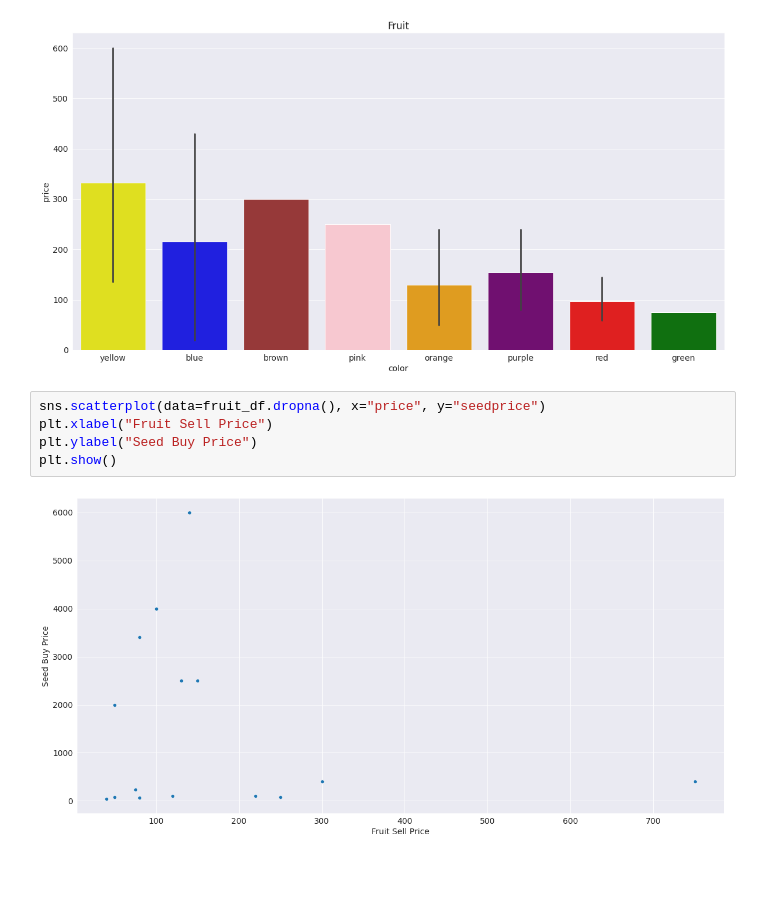
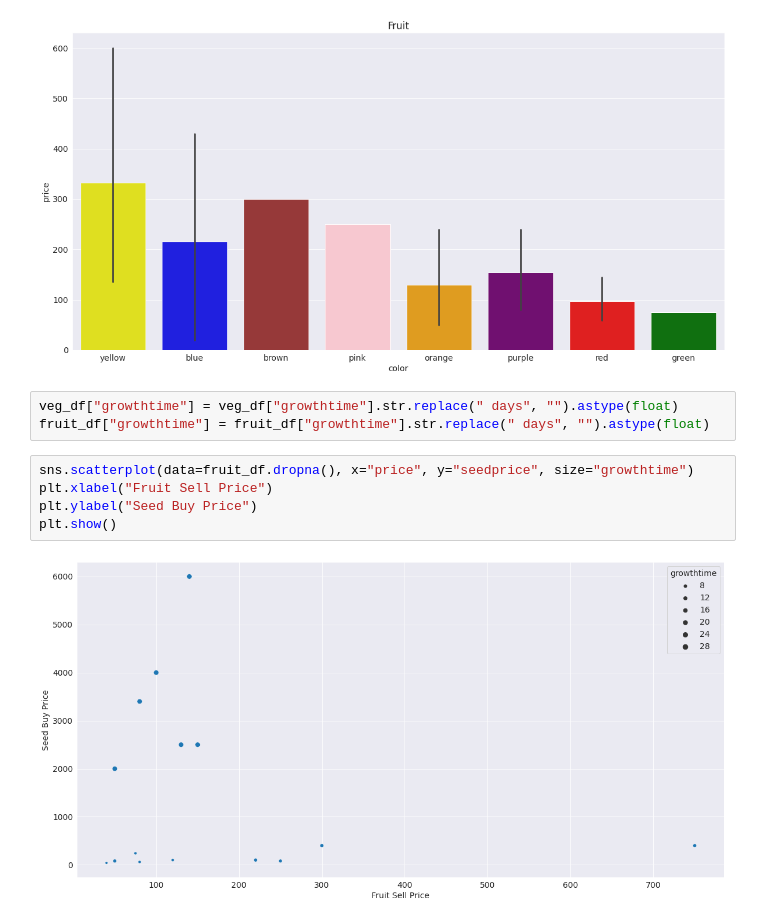
Before and after one commit to fdac23/animal-crossing-economy, a Jupyter notebook: More Graphing.ipynb, the cells around one changed output. Drawn from its saved outputs; the diff is of its cells as text; blank space fills up the shorter version.

Commit message:
Update some graphing

```diff
--- a/More Graphing.ipynb
+++ b/More Graphing.ipynb
@@ -258,11 +267,14 @@ sorted_bar_pal(fruit_df, "color", "price", sd_palet)
 # %% [output]
 [figure]
 [figure]
+# %%
+veg_df["growthtime"] = veg_df["growthtime"].str.replace(" days", "").astype(float)
+fruit_df["growthtime"] = fruit_df["growthtime"].str.replace(" days", "").astype(float)
 # %%
-sns.scatterplot(data=fruit_df.dropna(), x="price", y="seedprice")
+sns.scatterplot(data=fruit_df.dropna(), x="price", y="seedprice", size="growthtime")
 plt.xlabel("Fruit Sell Price")
 plt.ylabel("Seed Buy Price")
 plt.show()
 # %% [output]
-[figure, old version]
+[figure, new version]
 # %%
```
Also changed, not shown: parts of 3 cells of this notebook.
